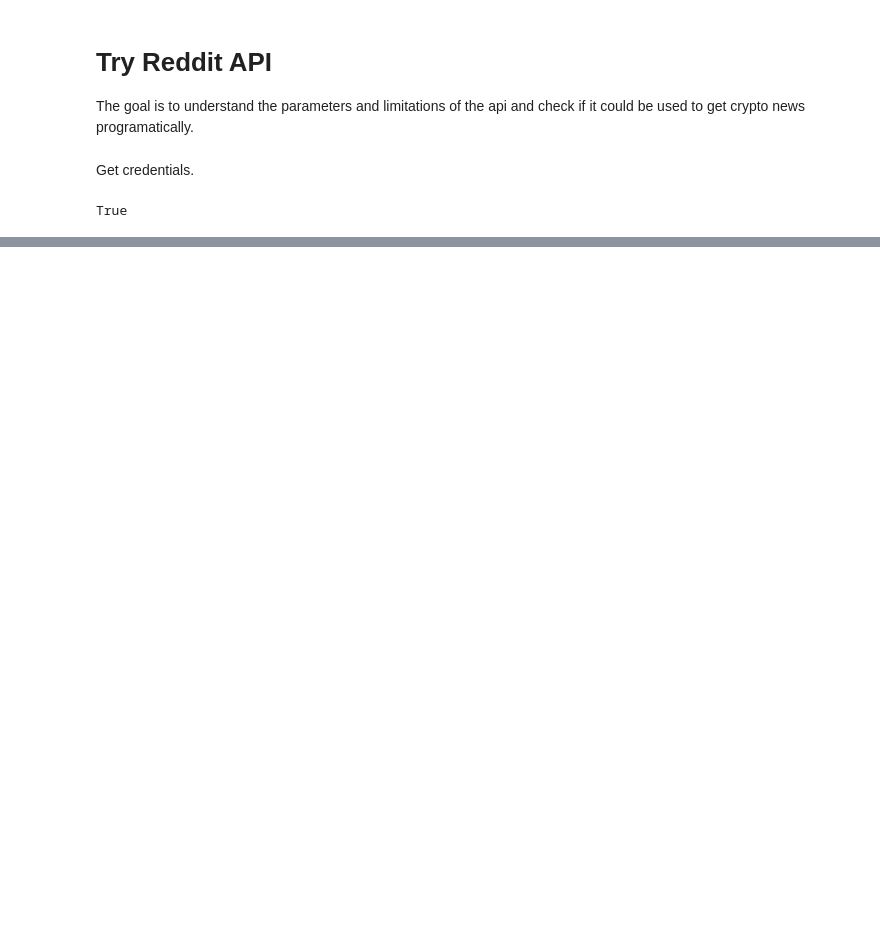
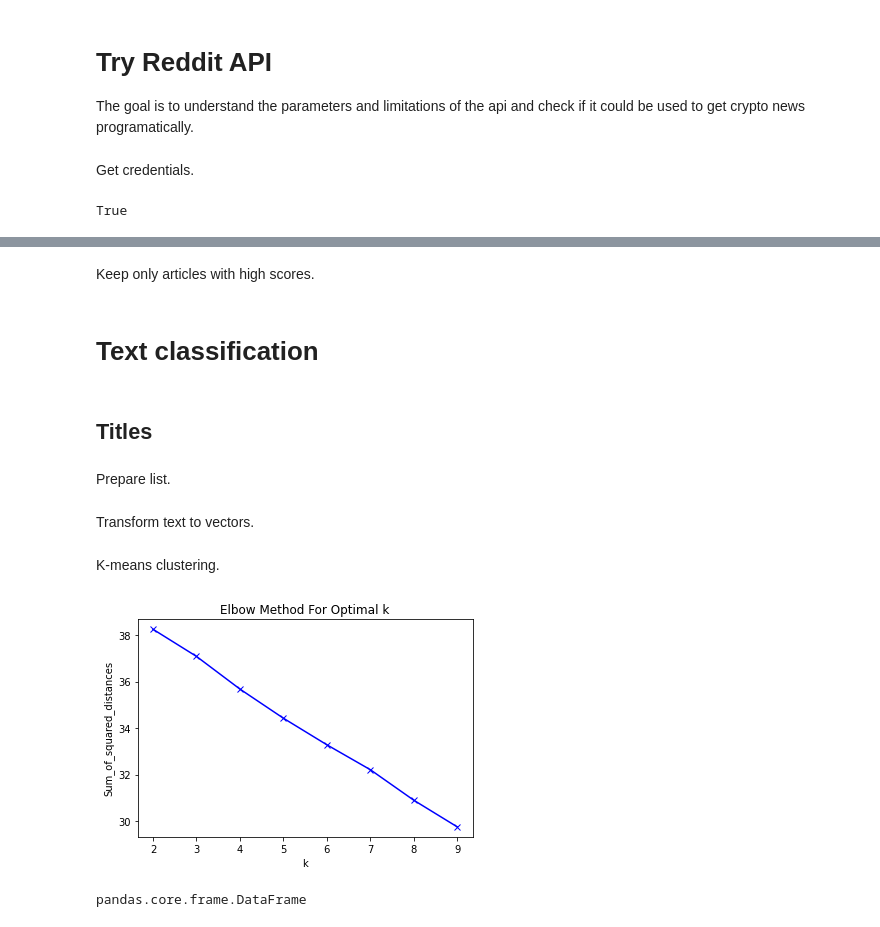
Before and after one commit to kenxben/crypto-news-bot, a Jupyter notebook: notebooks/reddit_api.ipynb, the cells around one changed output, grey strips where cells are left out. Drawn from its saved outputs; the diff is of its cells as text; code cells hidden in the pictures; blank space fills up the shorter version.

Commit message:
title clustering: tfidf+kmeans

```diff
--- a/notebooks/reddit_api.ipynb
+++ b/notebooks/reddit_api.ipynb
@@ -75,0 +98,41 @@ news_df
+# %% [markdown]
+Keep only articles with high scores.
+# %%
+news_df = news_df[news_df.score > 50].copy()
+# %% [markdown]
+# Text classification
+# %% [markdown]
+## Titles
+# %% [markdown]
+Prepare list.
+# %%
+news_list = list(news_df.title)
+# %% [markdown]
+Transform text to vectors.
+# %%
+from sklearn.feature_extraction.text import TfidfVectorizer
+vectorizer = TfidfVectorizer(stop_words={'english'})
+X = vectorizer.fit_transform(news_list)
+# %% [markdown]
+K-means clustering.
+# %%
+import matplotlib.pyplot as plt
+from sklearn.cluster import KMeans
+Sum_of_squared_distances = []
+K = range(2,10)
+for k in K:
+    km = KMeans(n_clusters=k, max_iter=200, n_init=10)
+    km = km.fit(X)
+    Sum_of_squared_distances.append(km.inertia_)
+
+plt.plot(K, Sum_of_squared_distances, 'bx-')
+plt.xlabel('k')
+plt.ylabel('Sum_of_squared_distances')
+plt.title('Elbow Method For Optimal k')
+plt.show()
+# %% [output]
+[figure, added]
+# %%
+type(news_df)
+# %% [output]
+pandas.core.frame.DataFrame
```
Also changed, not shown: parts of 6 cells of this notebook.
